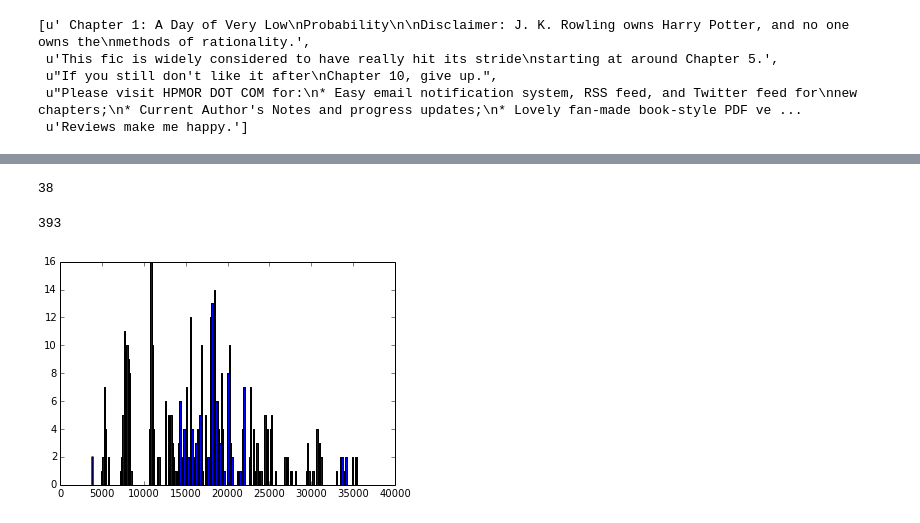
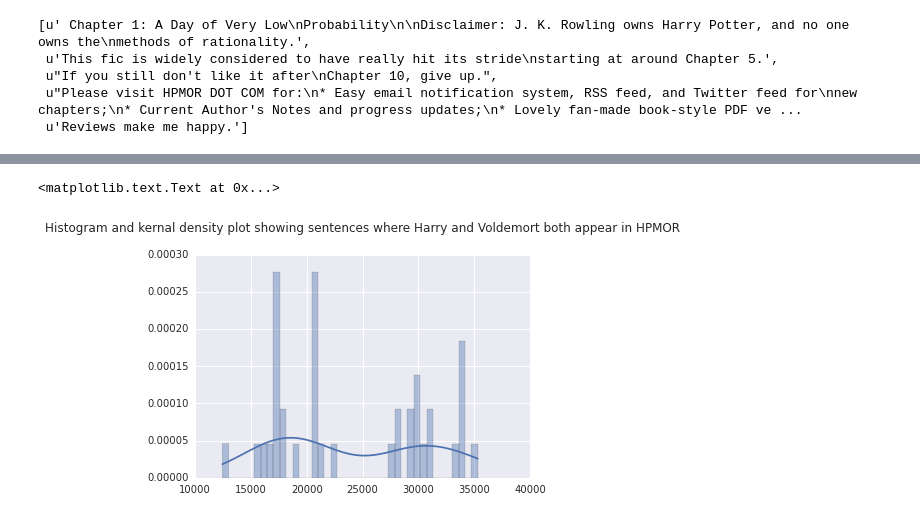
Before and after one commit to linbug/HPMOR-with-nltk, a Jupyter notebook: hpmor with nltk.ipynb, the cells around one changed output, grey strips where cells are left out. Cells and saved outputs as stored; diff of their text form; code cells hidden in the pictures.

```diff
--- a/hpmor with nltk.ipynb
+++ b/hpmor with nltk.ipynb
@@ -204,7 +218,9 @@ Harry_Hermione_hist = pylab.hist(Harry_Hermione_sentence_indexes, bins = 200)
 # %%
 Voldemort_list = ["Voldemort","He-Who-Must-Not-Be-Named"]
 Harry_Voldemort_sentence_indexes = characters_sentence_indexes(Harry_list,Voldemort_list)
-Harry_Voldemort_sentence_indexes = list(Harry_Voldemort_sentence_indexes)
 len(Harry_Voldemort_sentence_indexes)
+Harry_Voldemort_hist = sns.distplot(Harry_Voldemort_sentence_indexes, bins = 40)
+pylab.title("Histogram and kernal density plot showing sentences where Harry and Voldemort both appear in HPMOR", y=1.08)
 # %% [output]
-38
+<matplotlib.text.Text at 0x...>
+[figure, added]
@@ -213,11 +226,0 @@ Harry_Voldemort_hist = pylab.hist(Harry_Voldemort_sentence_indexes, bins = 200)
-# %%
-Quirrell_list = ["Quirrell"]
-Harry_Quirrell_sentence_indexes = characters_sentence_indexes(Harry_list,Quirrell_list)
-Harry_Quirrell_sentence_indexes = list(Harry_Quirrell_sentence_indexes)
-len(Harry_Quirrell_sentence_indexes)
-# %% [output]
-393
-# %%
-Harry_Quirrell_hist = pylab.hist(Harry_Quirrell_sentence_indexes, bins = 200)
-# %% [output]
-[figure, removed]
```
Also changed, not shown: parts of 38 cells of this notebook.
